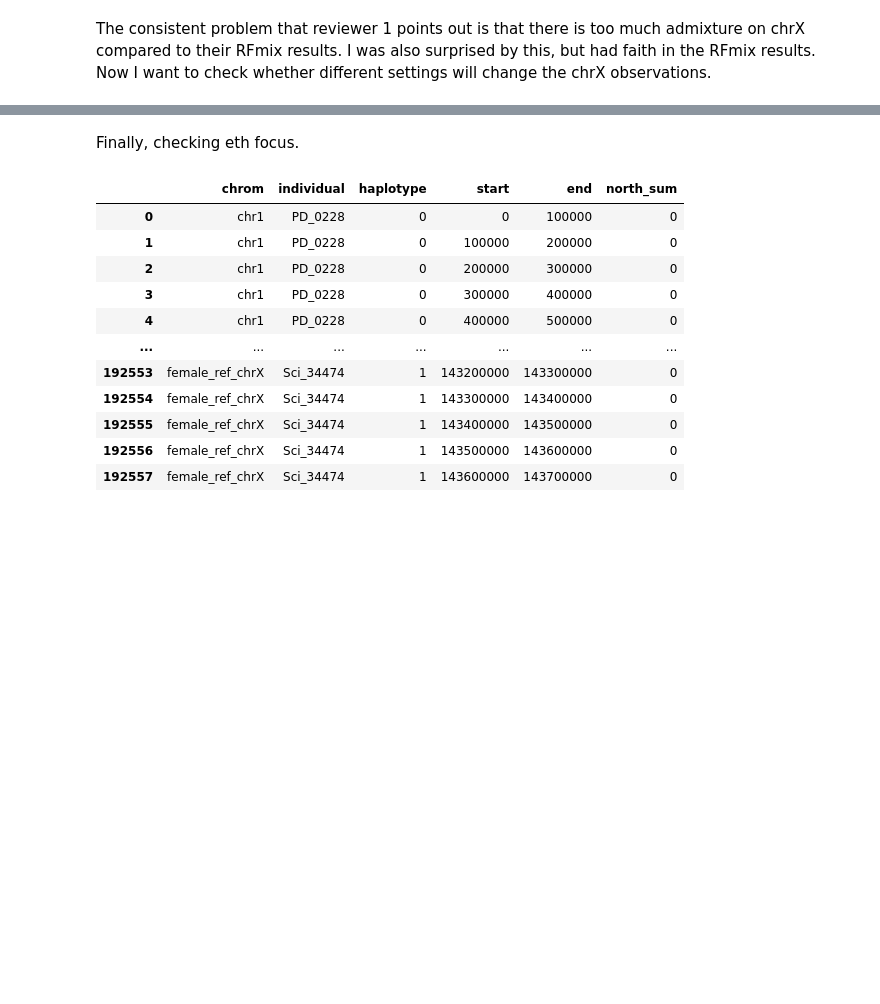
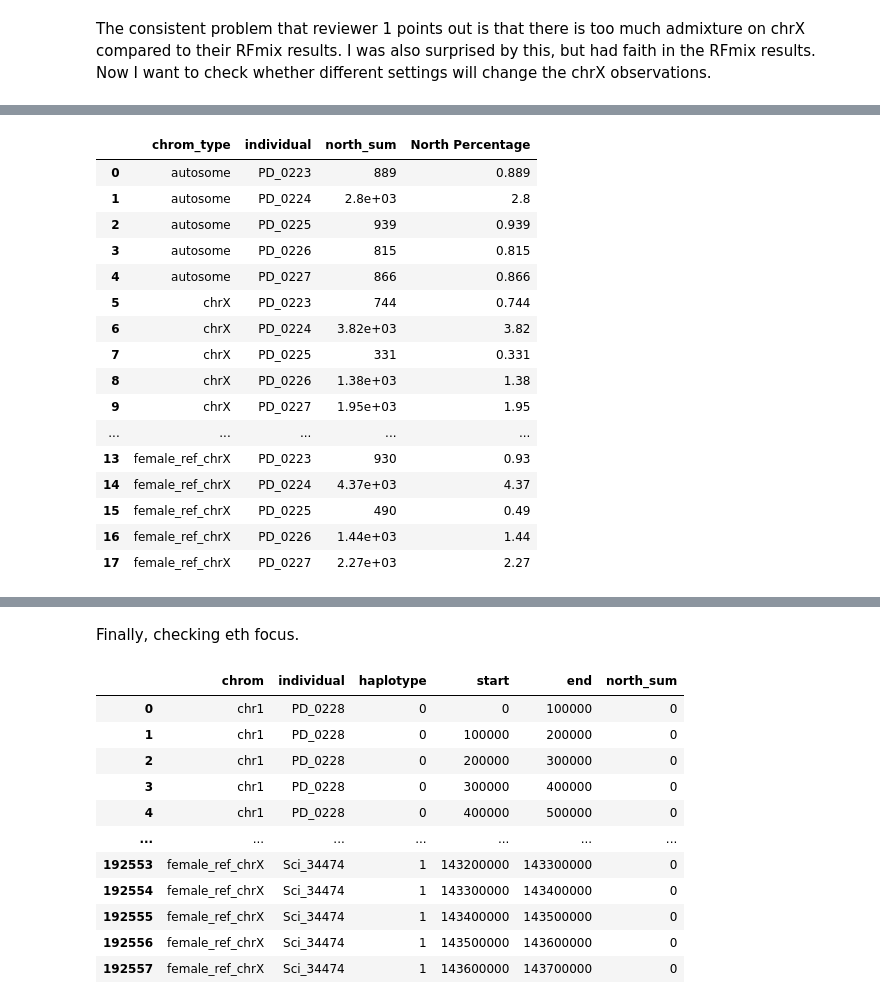
Before and after one commit to erikfogh/admixture_baboons, a Jupyter notebook: review_notebooks/rfmix03_admixture_comparison.ipynb, the cells around one changed output, grey strips where cells are left out. Cells and saved outputs as stored; diff of their text form; code cells hidden in the pictures; blank space fills up the shorter version.

```diff
--- a/review_notebooks/rfmix03_admixture_comparison.ipynb
+++ b/review_notebooks/rfmix03_admixture_comparison.ipynb
@@ -388,0 +456,20 @@ plt.xticks(rotation=10)
+# %%
+picked_mean_north
+# %% [output]
+|  | chrom_type | individual | north_sum | North Percentage |
+| 0 | autosome | PD_0223 | 889 | 0.889 |
+| 1 | autosome | PD_0224 | 2.8e+03 | 2.8 |
+| 2 | autosome | PD_0225 | 939 | 0.939 |
+| 3 | autosome | PD_0226 | 815 | 0.815 |
+| 4 | autosome | PD_0227 | 866 | 0.866 |
+| 5 | chrX | PD_0223 | 744 | 0.744 |
+| 6 | chrX | PD_0224 | 3.82e+03 | 3.82 |
+| 7 | chrX | PD_0225 | 331 | 0.331 |
+| 8 | chrX | PD_0226 | 1.38e+03 | 1.38 |
+| 9 | chrX | PD_0227 | 1.95e+03 | 1.95 |
+| ... | ... | ... | ... | ... |
+| 13 | female_ref_chrX | PD_0223 | 930 | 0.93 |
+| 14 | female_ref_chrX | PD_0224 | 4.37e+03 | 4.37 |
+| 15 | female_ref_chrX | PD_0225 | 490 | 0.49 |
+| 16 | female_ref_chrX | PD_0226 | 1.44e+03 | 1.44 |
+| 17 | female_ref_chrX | PD_0227 | 2.27e+03 | 2.27 |
```
Also changed, not shown: parts of 12 cells of this notebook, 6 other files.
